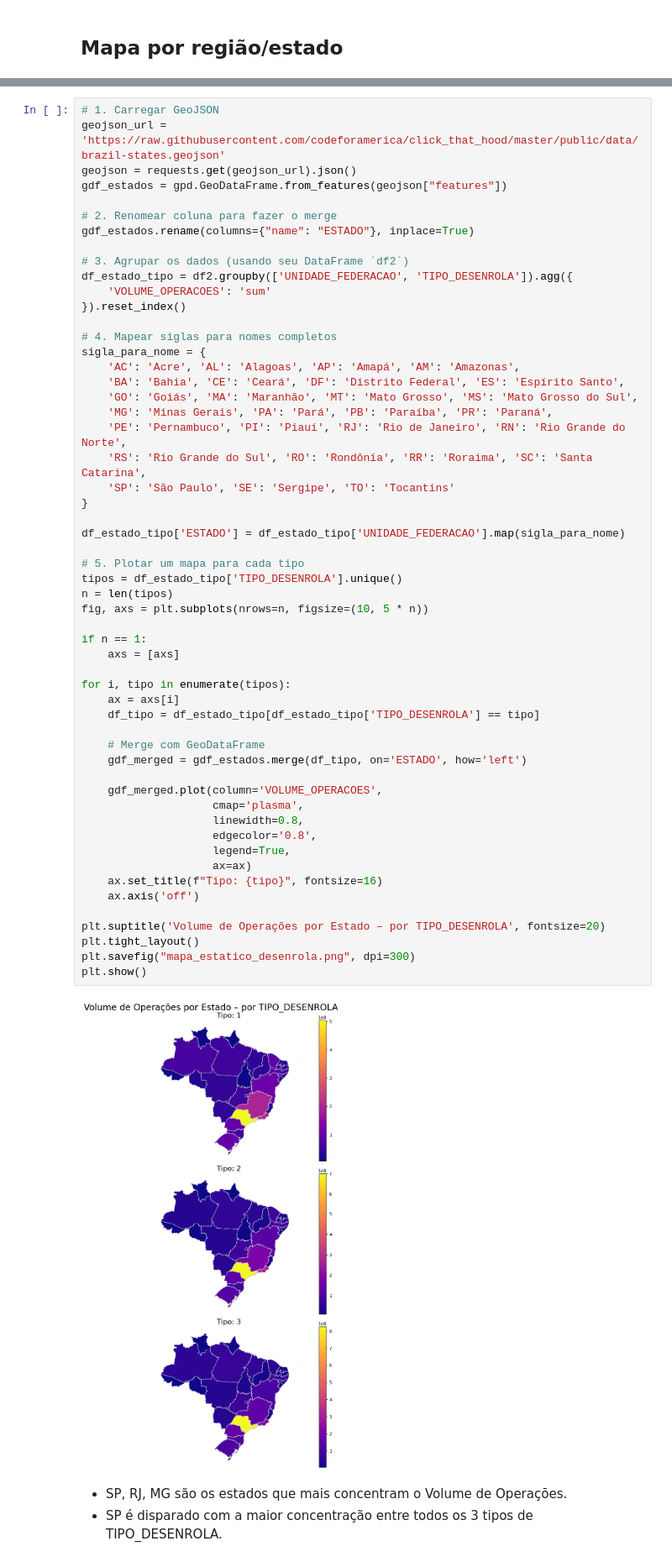
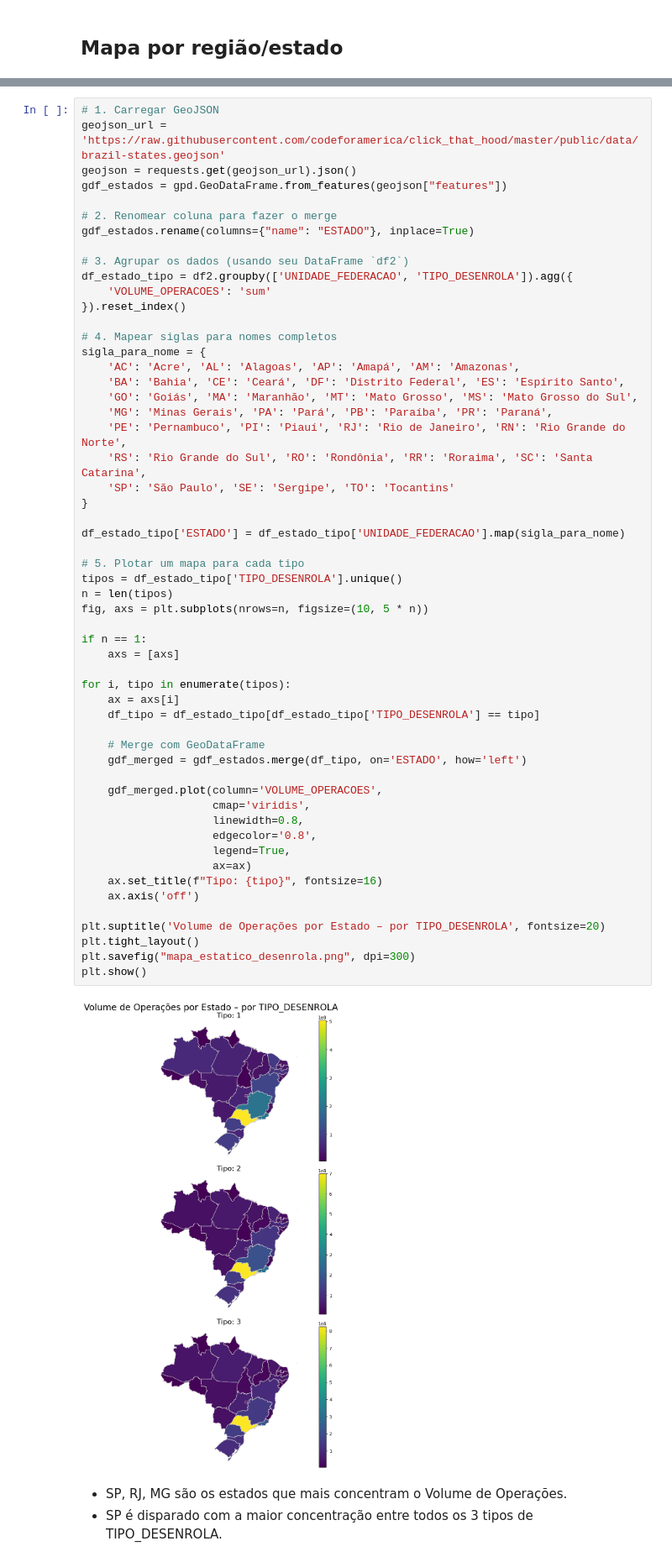
Before and after one commit to rafaelporfiriobarros/desenrola_brasil, a Jupyter notebook: notebooks/eda.ipynb, the cells around one changed output, grey strips where cells are left out. Shown at 84% size. Saved outputs shown, nothing was run; the diff lists cells and outputs as text.

```diff
--- a/notebooks/eda.ipynb
+++ b/notebooks/eda.ipynb
@@ -242,35 +237,35 @@ sigla_para_nome = {
 df_estado_tipo['ESTADO'] = df_estado_tipo['UNIDADE_FEDERACAO'].map(sigla_para_nome)
 
 # 5. Plotar um mapa para cada tipo
 tipos = df_estado_tipo['TIPO_DESENROLA'].unique()
 n = len(tipos)
 fig, axs = plt.subplots(nrows=n, figsize=(10, 5 * n))
 
 if n == 1:
     axs = [axs]
 
 for i, tipo in enumerate(tipos):
     ax = axs[i]
     df_tipo = df_estado_tipo[df_estado_tipo['TIPO_DESENROLA'] == tipo]
 
     # Merge com GeoDataFrame
     gdf_merged = gdf_estados.merge(df_tipo, on='ESTADO', how='left')
 
     gdf_merged.plot(column='VOLUME_OPERACOES',
-                    cmap='plasma',
+                    cmap='viridis',
                     linewidth=0.8,
                     edgecolor='0.8',
                     legend=True,
                     ax=ax)
     ax.set_title(f"Tipo: {tipo}", fontsize=16)
     ax.axis('off')
 
 plt.suptitle('Volume de Operações por Estado – por TIPO_DESENROLA', fontsize=20)
 plt.tight_layout()
 plt.savefig("mapa_estatico_desenrola.png", dpi=300)
 plt.show()
 # %% [output]
-[figure, old version]
+[figure, new version]
 # %% [markdown]
 - SP, RJ, MG são os estados que mais concentram o Volume de Operações.
 - SP é disparado com a maior concentração entre todos os 3 tipos de TIPO_DESENROLA.
```
Also changed, not shown: parts of 14 cells of this notebook.
